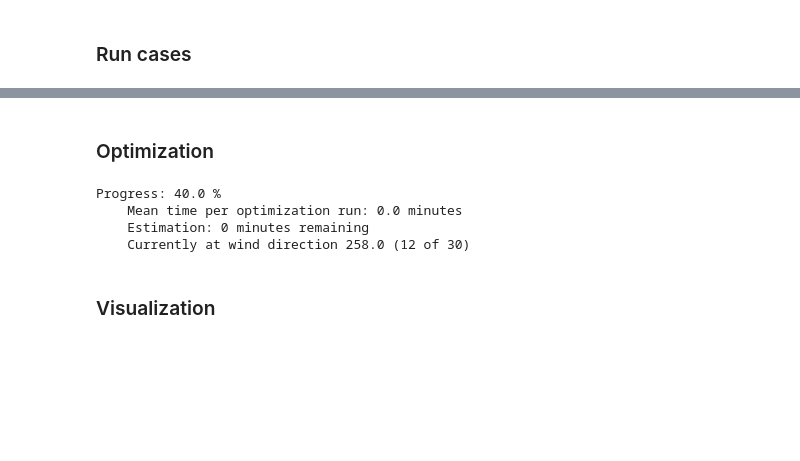
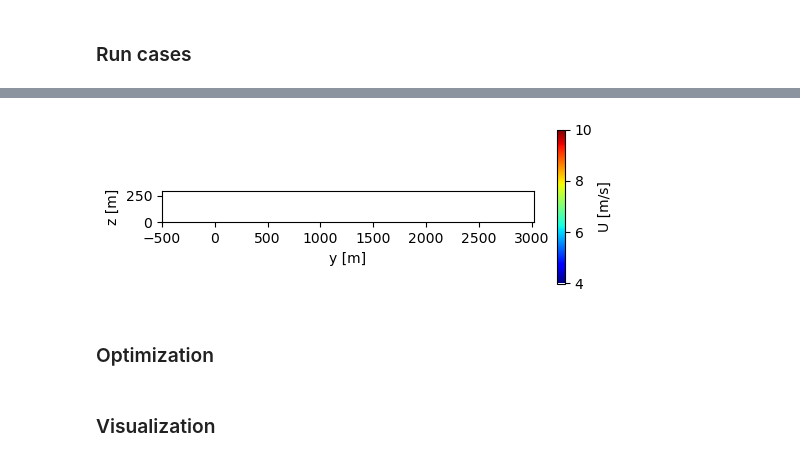
Before and after one commit to chrisosse/TouchWind_Optimization_Framework, a Jupyter notebook: framework_test.ipynb, the cells around one changed output, grey strips where cells are left out. Saved outputs shown, nothing was run; the diff lists cells and outputs as text; code cells hidden in the pictures; blank space fills up the shorter version.

```diff
--- a/framework_test.ipynb
+++ b/framework_test.ipynb
@@ -136,17 +231,31 @@ for idc, c in enumerate(cases):
+# %%
+model = CCM()
+
+model.reinitialize_farm(
+    custom_case_1.conditions,
+    custom_case_1.layout
+)
+
+plot_velocity_field(
+    model,
+    custom_case_1,
+)
+# %% [output]
+[figure, added]
 # %% [markdown]
 ### Optimization
 # %%
 # Optimization algorithm
 
 # Select case for optimization
-case_name = '3x3_optimization_test'
+case_name = '6x6_optimization_test'
 optimization_case = copy.deepcopy(test_casemanager.cases[case_name])
 
 # Select parameters to optimize
 optimization_parameters = [
     'yaw',
     'tilt',
-    'C_t',
+    'thrustcoef',
 ]
 
 # Set location and file name of resulting data
@@ -161,10 +270,11 @@ options = {
     'maxiter': 100,
     'eps': None,
 }
-tolerance = 1e-2
+tolerance = 1e-3
 
 # Set wind directions and uncertainty parameters
 wind_directions = np.linspace(225, 312, 30)
+# wind_directions = np.linspace(270, 300, 2)
 wind_speeds = np.linspace(10, 10, 1)
 exclude_range = 120
 n_discretized_wds = 7
@@ -174,14 +284,17 @@ sigma_wd = 5.25
 bounds = {
     'yaw': (-40, 40),
     'tilt': (-50, -5),
-    'C_t': (0, 1),
+    'thrustcoef': (0.01, 0.99),
 }
 guesses = {
     'yaw': 0,
     'tilt': -5,
-    'C_t': 1,
+    'thrustcoef': 1,
 }
+
 downwind_values = guesses
+# NOTE: Downwind value of thrust coefficient must be 1
+downwind_values['thrustcoef'] = 1
 
 # Get number of turbines
 n_turbines = optimization_case.layout['n_turbines']
@@ -294,7 +407,7 @@ for idw, wd in enumerate(wind_directions):
     df_optimization = pd.concat([df_optimization, df_new_row], ignore_index=True)
 
     # Save optimization data
-    # df_optimization.to_csv(result_location + result_filename, index=False)
+    df_optimization.to_csv(result_location + result_filename, index=False)
 
     # Print progress and estimated time
     opt.print_progress(
@@ -304,11 +417,6 @@ for idw, wd in enumerate(wind_directions):
     )
 
 # TODO save settings in txt file
-# %% [output]
-Progress: 40.0 %
-    Mean time per optimization run: 0.0 minutes
-    Estimation: 0 minutes remaining
-    Currently at wind direction 258.0 (12 of 30)
 # %% [markdown]
 ### Visualization
 # %%
```
Also changed, not shown: parts of 16 cells of this notebook, 4 other files.
